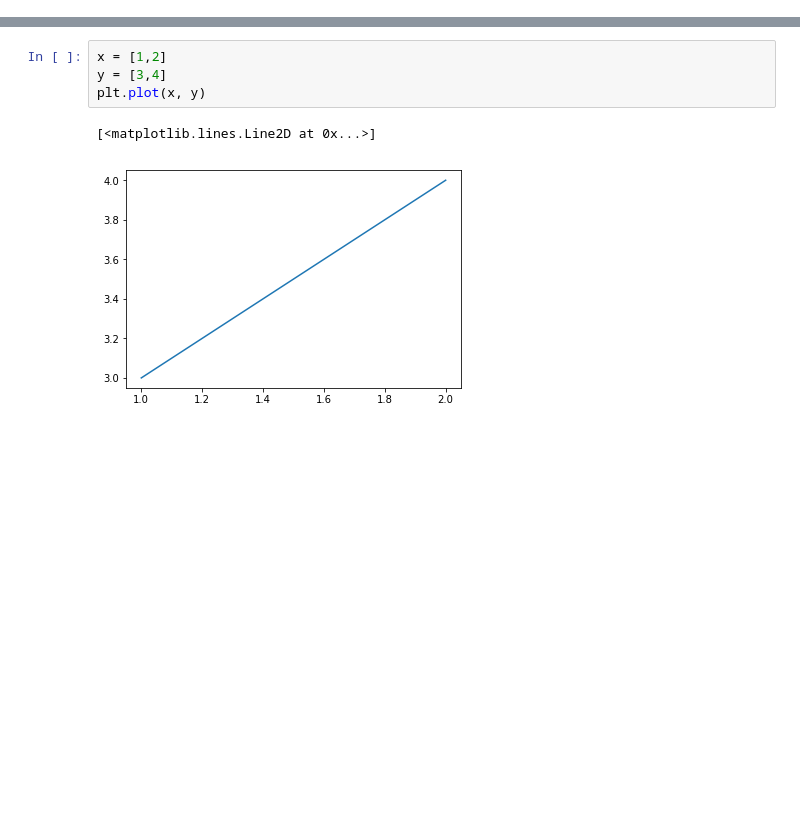
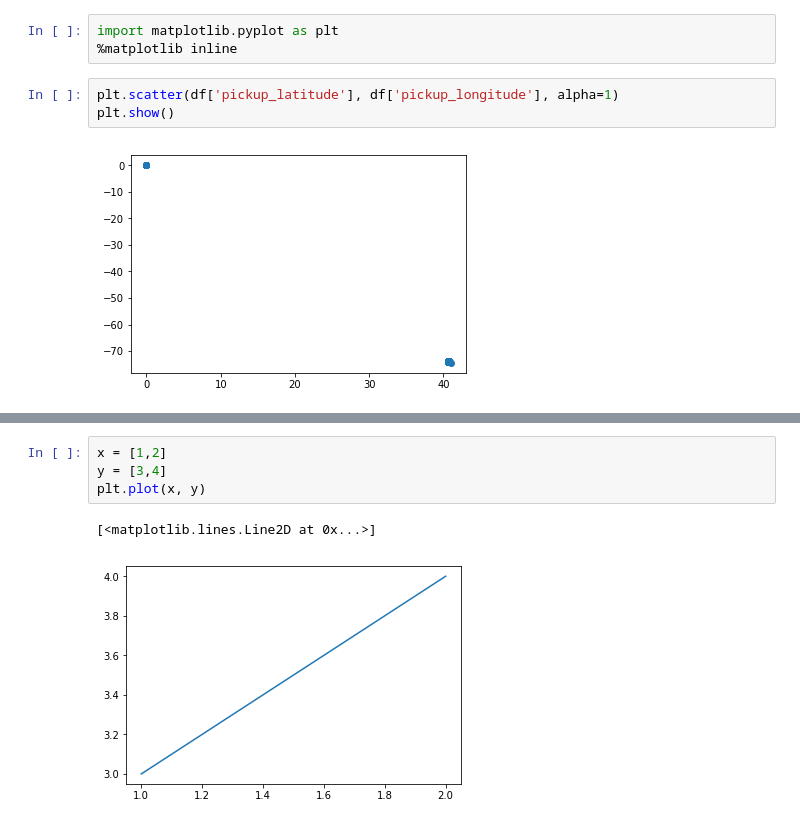
Before and after one commit to milto-github/kaggle-nyc-taxi, a Jupyter notebook: notebook.ipynb, the cells around one changed output, grey strips where cells are left out. Drawn from its saved outputs; the diff is of its cells as text; blank space fills up the shorter version.

```diff
--- a/notebook.ipynb
+++ b/notebook.ipynb
@@ -0,0 +48,8 @@
+# %%
+import matplotlib.pyplot as plt
+%matplotlib inline
+# %%
+plt.scatter(df['pickup_latitude'], df['pickup_longitude'], alpha=1)
+plt.show()
+# %% [output]
+[figure, added]
```
Also changed, not shown: parts of 8 cells of this notebook.
